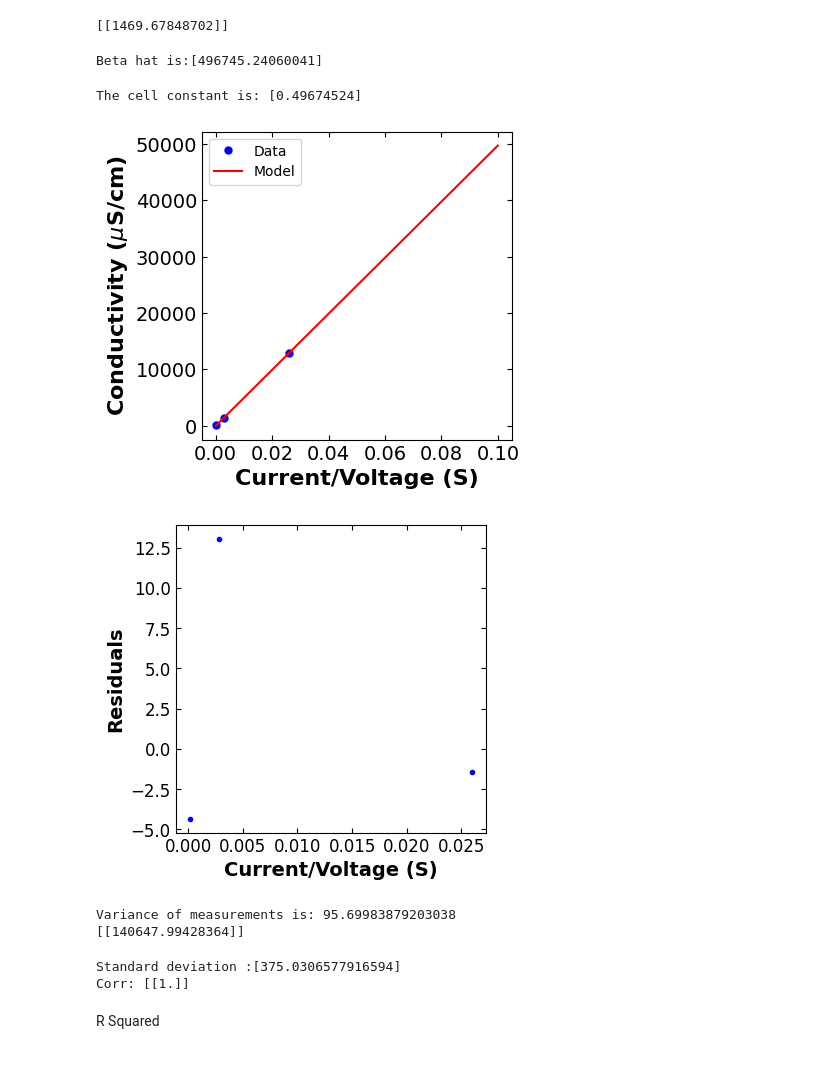
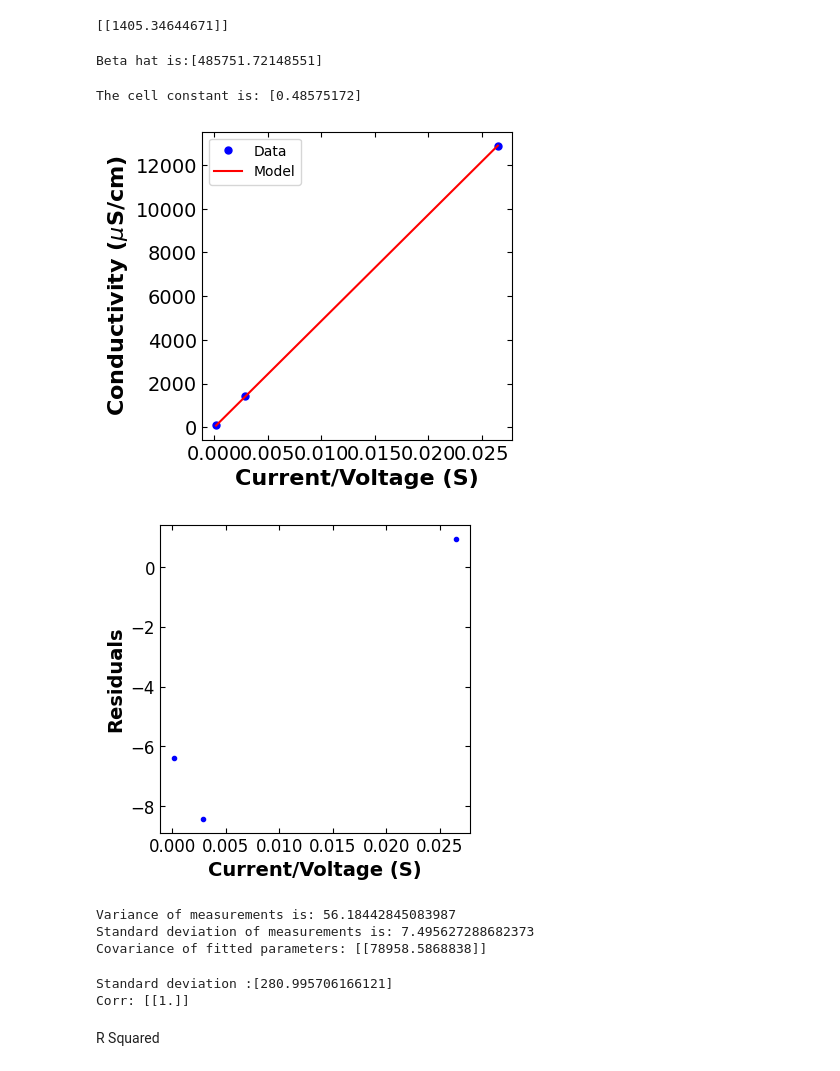
Before and after one commit to dowlinglab/salts-conductivity-modelling, a Jupyter notebook: Probe_calibration.ipynb, the cells around one changed output. Saved outputs shown, nothing was run; the diff lists cells and outputs as text; code cells hidden in the pictures.

```diff
--- a/Probe_calibration.ipynb
+++ b/Probe_calibration.ipynb
@@ -7,7 +7,7 @@ import scipy.stats as stats
 import pandas as pd
 # %%
 # extracting data
-data = pd.read_csv(".\Data\Probe_calibration.csv")
+data = pd.read_csv(".\Data\Probe_calibration2.csv")
 current = data["I"]
 voltage = data["V"]
 cond = data["Cond"]
@@ -29,7 +29,7 @@ A = np.matmul(np.transpose(X), X)
 XXinv = np.linalg.inv(A)
 print(XXinv)
 # %% [output]
-[[1469.67848702]]
+[[1405.34644671]]
 # %%
 # X transpose multiply KCl_cond
 B = np.matmul(np.transpose(X), cond)
@@ -38,38 +38,38 @@ B = np.matmul(np.transpose(X), cond)
 beta_hat = np.matmul(XXinv, B)
 print(f"Beta hat is:{beta_hat}")
 # %% [output]
-Beta hat is:[496745.24060041]
+Beta hat is:[485751.72148551]
 # %%
 # cell constants
 cell_constant = beta_hat*10**(-6) #cm^-1
 print(f"The cell constant is: {cell_constant}")
 # %% [output]
-The cell constant is: [0.49674524]
+The cell constant is: [0.48575172]
 # %%
 # concentration range
-current_divide_voltage_plot = np.linspace(0.0001, 0.1, 1000)
+current_divide_voltage_plot = current_divide_voltage
 n_data_plot = len(current_divide_voltage_plot)
 
 # predictors matrix of model
 X_plot = np.ones((n_data_plot, 1))
 X_plot[:, 0] = current_divide_voltage_plot
 
 # predicted conductivity
 cond_plot = np.matmul(beta_hat, np.transpose(X_plot))
 
 # making plots comparison of data and prediction
 fig = plt.figure(figsize=(4,4))
 plt.plot(current_divide_voltage, cond, "b.", markersize=10, label="Data")
 plt.plot(current_divide_voltage_plot, cond_plot, "r-", label="Model")
 plt.xlabel("Current/Voltage (S)", fontsize=16,fontweight='bold')
 plt.ylabel("Conductivity ($\mu$S/cm)", fontsize=16,fontweight='bold')
 plt.xticks(fontsize=14)
 plt.yticks(fontsize=14)
 plt.tick_params(direction="in",top=True, right=True)
 plt.legend()
 plt.show()
 # %% [output]
-[figure, old version]
+[figure, new version]
 # %%
 # evaluating model predictions
 cond_pred = np.matmul(beta_hat, np.transpose(X))
@@ -87,21 +87,24 @@ plt.yticks(fontsize=12)
 plt.tick_params(direction="in",top=True, right=True)
 plt.show()
 # %% [output]
-[figure, old version]
+[figure, new version]
 # %%
 # sum of squared errors
 sse = sum(e[i]**2 for i in range(n_data))
 
 # variance of residuals
 se = sse/(n_data - 1)
+standard_dev = math.sqrt(se)
 print(f"Variance of measurements is: {se}")
+print(f"Standard deviation of measurements is: {standard_dev}")
 
 # covariance matrix of fitted parameters
 Sigma_beta = se*XXinv
-print(Sigma_beta)
+print(f"Covariance of fitted parameters: {Sigma_beta}")
 # %% [output]
-Variance of measurements is: 95.69983879203038
-[[140647.99428364]]
+Variance of measurements is: 56.18442845083987
+Standard deviation of measurements is: 7.495627288682373
+Covariance of fitted parameters: [[78958.5868838]]
 # %%
 # variance of fitted parameters
 var_list = [Sigma_beta[i, i] for i in range(len(Sigma_beta))]
@@ -117,7 +120,7 @@ for i in range(len(var_list)):
         corr[i, j] = Sigma_beta[i, j]/(sd_list[i]*sd_list[j])
 print(f"Corr: {corr}")
 # %% [output]
-Standard deviation :[375.0306577916594]
+Standard deviation :[280.995706166121]
 Corr: [[1.]]
 # %% [markdown]
 R Squared
```
Also changed, not shown: parts of 1 cell of this notebook, 1 other file.
